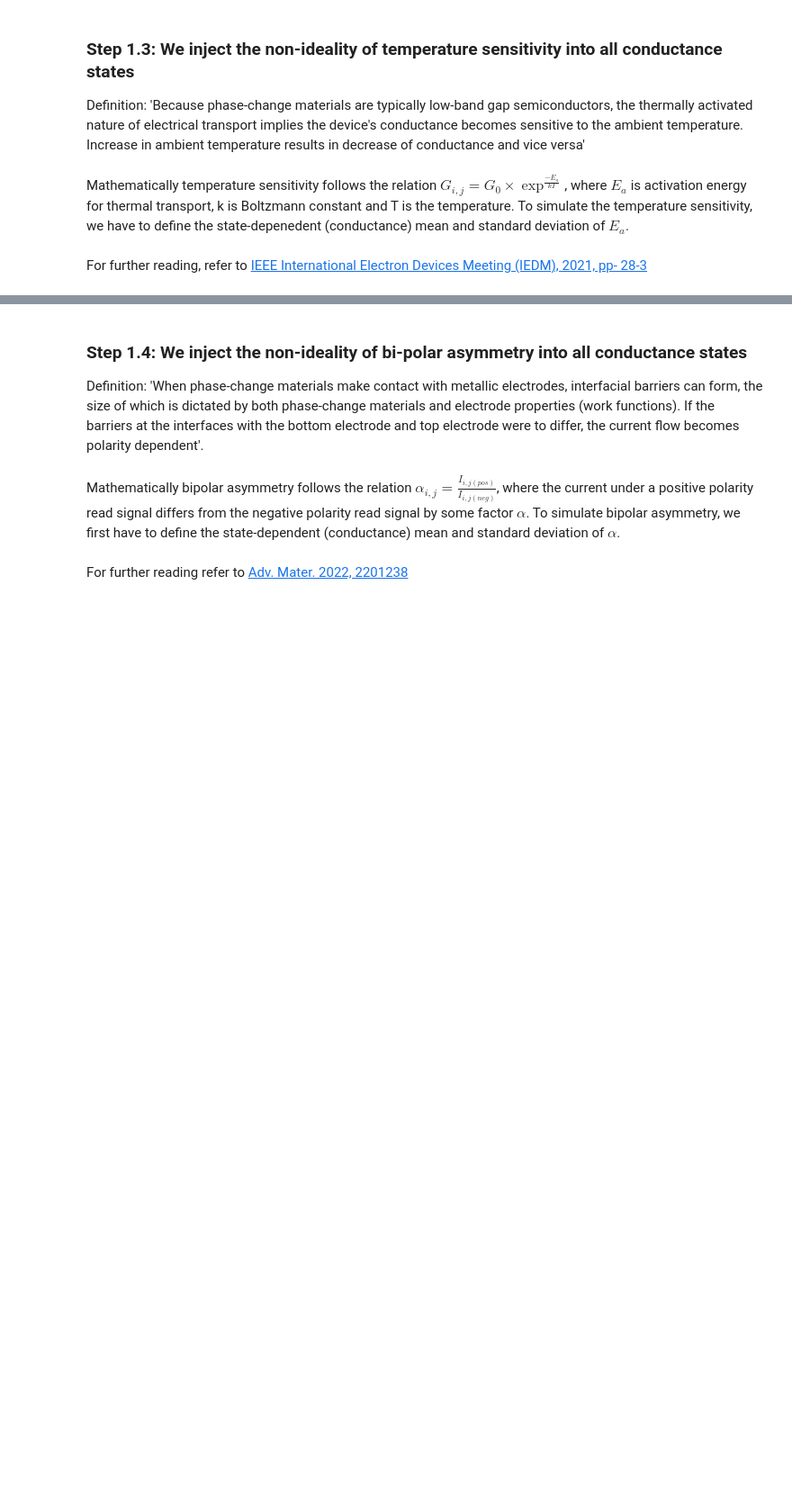
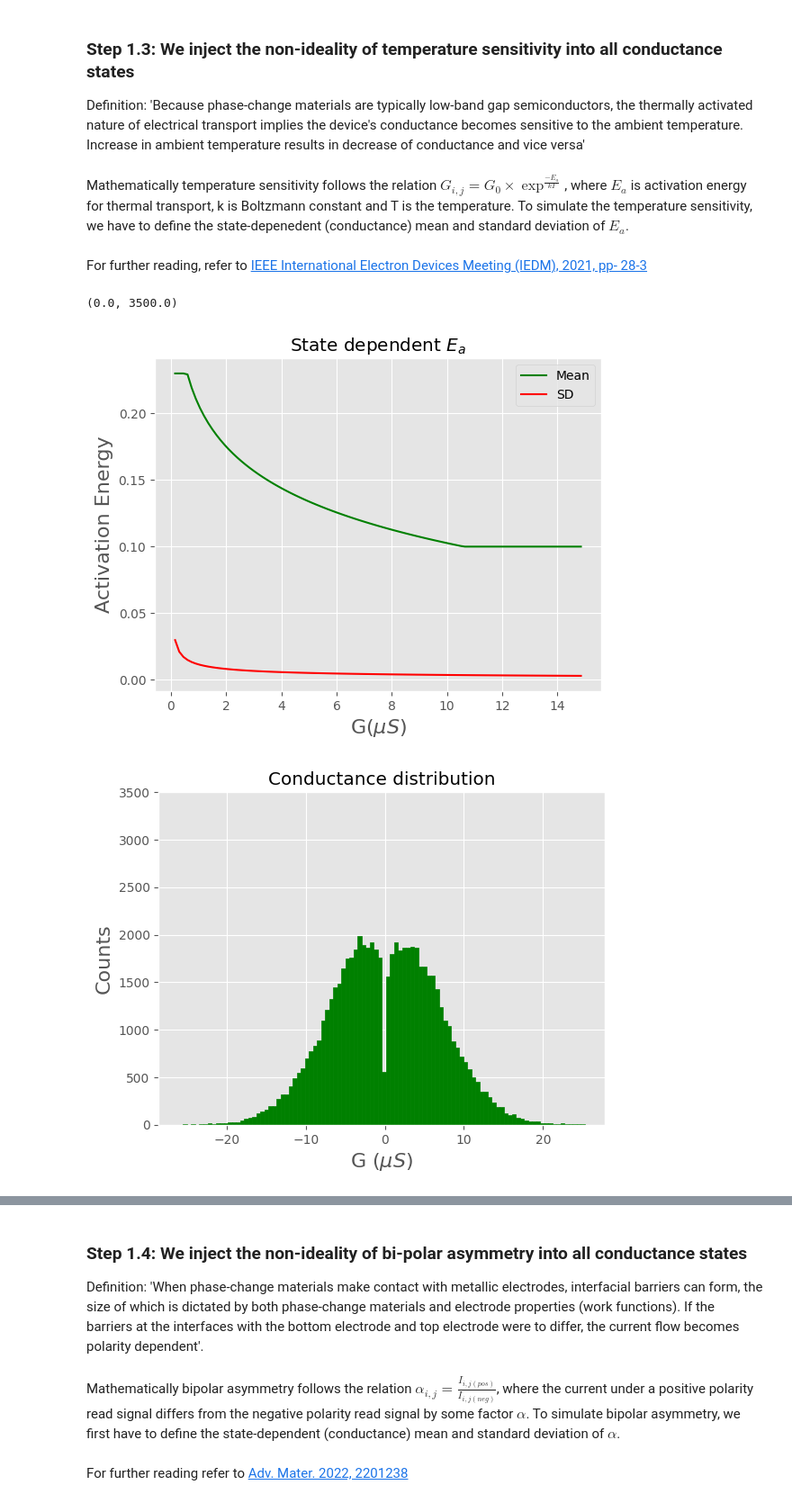
Before and after one commit to IBM/aihwkit, a Jupyter notebook: notebooks/analog_device_nonIdealities_tutorial.ipynb, the cells around one changed output, grey strips where cells are left out. Shown at 90% size. Drawn from its saved outputs; the diff is of its cells as text; code cells hidden in the pictures; blank space fills up the shorter version.

```diff
--- a/notebooks/analog_device_nonIdealities_tutorial.ipynb
+++ b/notebooks/analog_device_nonIdealities_tutorial.ipynb
@@ -203,39 +261,43 @@ Mathematically temperature sensitivity follows the relation $G_{i,j}= G_{0}\time
 For further reading, refer to [IEEE International Electron Devices Meeting (IEDM), 2021, pp- 28-3](https://ieeexplore.ieee.org/abstract/document/9720519)
 # %%
 # Get state dependent mean and standard deviation of Activation Energy
-PAR_TempMean=[]
-PAR_TempStd=np.true_divide((PAR_GMax*0.0001),PAR_READStd)
+x = np.arange(0.01, 1, 0.01)
+PAR_TempMean = np.zeros_like(x)
+PAR_TempStd = np.true_divide((PAR_GMax*0.0001), PAR_READStd)
 
 def f(x):
-    for i in range(0,len(x)):
-        DUM_A= min(np.append(max(np.append(-0.045*np.log(x[i])+0.0844,0.10)),0.23))
-        PAR_TempMean.append(DUM_A)
+    for i, x_val in enumerate(x):
+        PAR_TempMean[i] = min(np.append(max(np.append(-0.045*np.log(x_val) + 0.0844, 0.10)), 0.23))
 
-PAR_D=f(x)
-fig = plt.subplots()
+f(x)
+
+plt.subplots()
 plt.title('State dependent $E_{a}$')
-plt.plot(PAR_G,PAR_TempMean,color="green",label="Mean")
-plt.plot(PAR_G,PAR_TempStd,color="red",label="SD")
-plt.xlabel('G($\mu S$)', fontsize=16)
+plt.plot(PAR_G,PAR_TempMean, color="green", label="Mean")
+plt.plot(PAR_G,PAR_TempStd, color="red", label="SD")
+plt.xlabel(r'G($\mu S$)', fontsize=16)
 plt.ylabel('Activation Energy', fontsize=16)
-leg = plt.legend();
+plt.legend()
 
 # Modify the reference matrix conductance values using the Activation Energies
-PAR_T=350;
-PAR_MatrixTS2D=np.zeros((PAR_NumWL,PAR_NumWL))
-for i in range(0,PAR_NumWL):
-    for j in range(0,PAR_NumWL):
-        DUM_C=PAR_MatrixRef2D[i][j]
-        DUM_DIndex= np.argmin(abs(abs(DUM_C)-PAR_G))
-        DUM_Factor= PAR_DriftMean[DUM_DIndex]+PAR_DriftStd[DUM_DIndex]*np.random.normal(0, 1, 1);
-        DUM_E= np.divide(DUM_C,np.exp(-DUM_Factor/(8.6e-5*300)))
-        PAR_MatrixTS2D[i][j]= DUM_E*np.exp(-DUM_Factor/(8.6e-5*PAR_T))
+PAR_T = 350
+PAR_MatrixTS2D = np.zeros_like(PAR_MatrixRef2D)
+for i in range(PAR_NumWL):
+    for j in range(PAR_NumBL):
+        DUM_C = PAR_MatrixRef2D[i][j]
+        DUM_DIndex = np.argmin(abs(abs(DUM_C) - PAR_G))
+        DUM_Factor = rng.normal(PAR_DriftMean[DUM_DIndex], PAR_DriftStd[DUM_DIndex])
+        DUM_E = np.divide(DUM_C,np.exp(-DUM_Factor/(8.6e-5*300)))
+        PAR_MatrixTS2D[i][j] = DUM_E*np.exp(-DUM_Factor/(8.6e-5*PAR_T))
 
-PAR_MatrixTS=PAR_MatrixTS2D.reshape(PAR_NumPCM)
-fig = plt.subplots()
+plt.subplots()
 plt.title("Conductance distribution")
-plt.hist(PAR_MatrixTS,bins=100,edgecolor="green", color="green")
-plt.xlabel('G ($\mu S$)', fontsize=16)
+plt.hist(PAR_MatrixTS2D.flatten(), bins=100, edgecolor="green", color="green")
+plt.xlabel(r'G ($\mu S$)', fontsize=16)
 plt.ylabel('Counts', fontsize=16)
 plt.ylim([0, 3500])
+# %% [output]
+(0.0, 3500.0)
+[figure, added]
+[figure, added]
 # %% [markdown]
```
Also changed, not shown: parts of 17 cells of this notebook.
